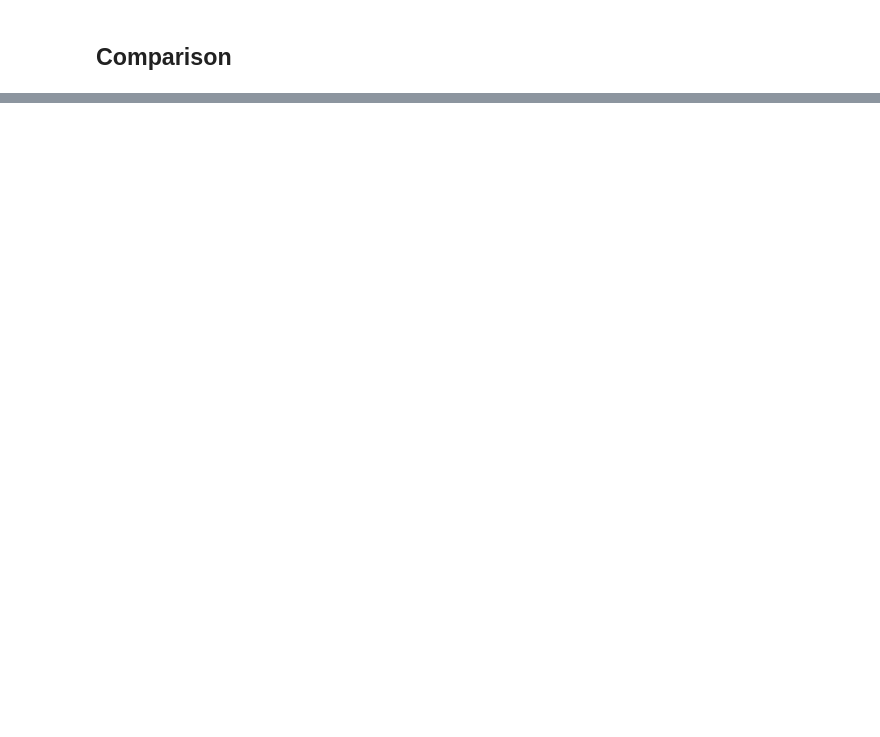
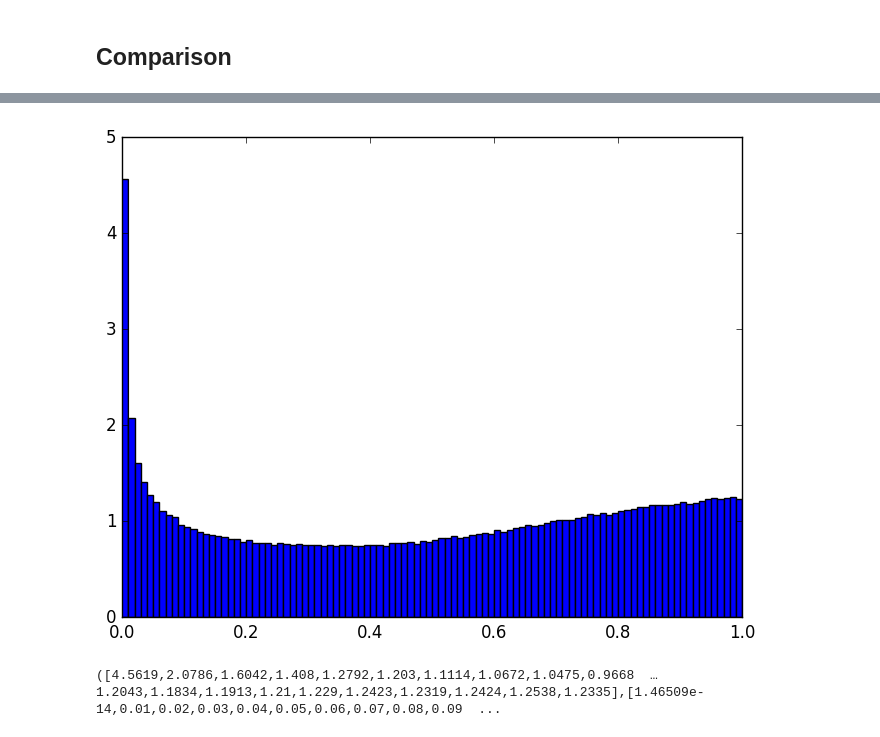
Before and after one commit to dapias/WorkDistribution, a Jupyter notebook: notebooks/WorkDistributionsCanonicalEnsemble.ipynb, the cells around one changed output, grey strips where cells are left out. Drawn from its saved outputs; the diff is of its cells as text; code cells hidden in the pictures; blank space fills up the shorter version.

```diff
--- a/notebooks/WorkDistributionsCanonicalEnsemble.ipynb
+++ b/notebooks/WorkDistributionsCanonicalEnsemble.ipynb
@@ -217,0 +218,7 @@ plt[:hist](w_HH,bins = 30, normed = true, histtype="step", color = "red")
+# %%
+plt[:hist](exp(-b*w_NH), bins = 100, normed = true)
+#plt[:hist](exp(-b*w_NH),bins = 30, normed = true, histtype="step", color = "blue")
+#plt[:hist](exp(-b*w_HH),bins = 30, normed = true, histtype="step", color = "red")
+# %% [output]
+[figure, added]
+([4.5619,2.0786,1.6042,1.408,1.2792,1.203,1.1114,1.0672,1.0475,0.9668  …  1.2043,1.1834,1.1913,1.21,1.229,1.2423,1.2319,1.2424,1.2538,1.2335],[1.46509e-14,0.01,0.02,0.03,0.04,0.05,0.06,0.07,0.08,0.09  ...
```
Also changed, not shown: parts of 20 cells of this notebook.
